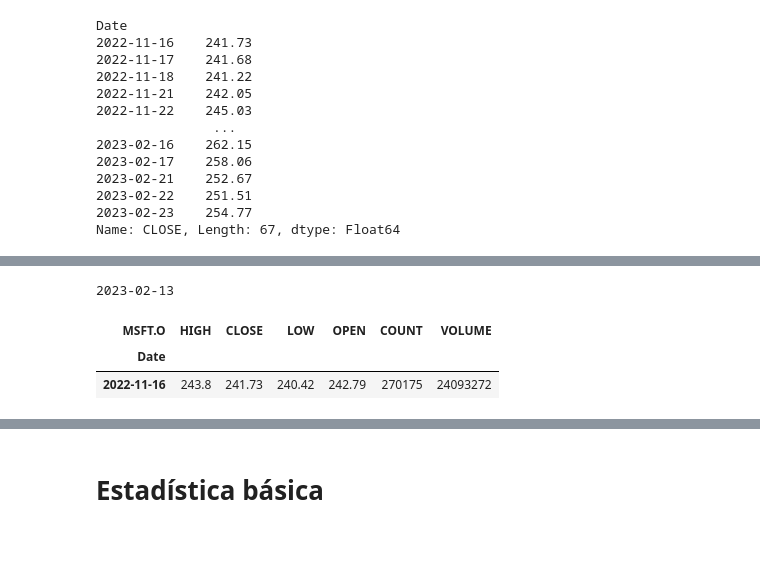
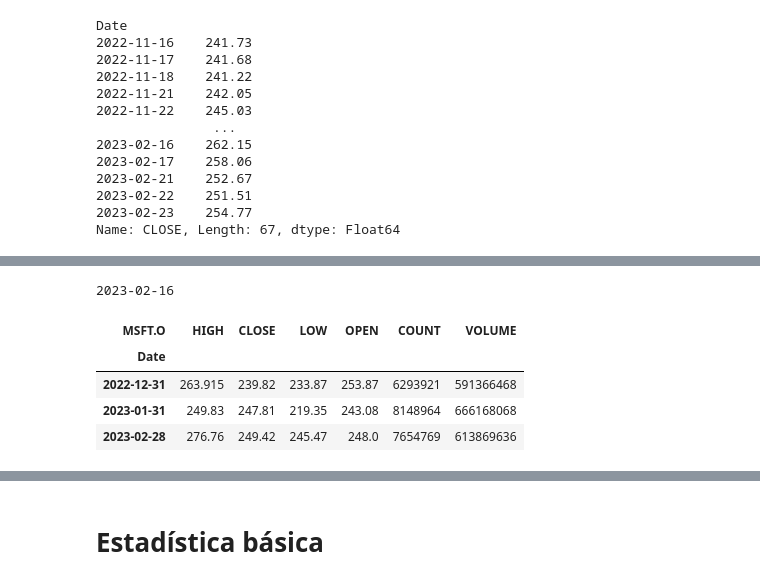
Before and after one commit to neftalivldz/tec-finanzas-2023, a Jupyter notebook: 01_refinitiv_pandas.ipynb, the cells around one changed output, grey strips where cells are left out. Saved outputs shown, nothing was run; the diff lists cells and outputs as text; code cells hidden in the pictures; blank space fills up the shorter version.

```diff
--- a/01_refinitiv_pandas.ipynb
+++ b/01_refinitiv_pandas.ipynb
@@ -425,16 +406,18 @@ DatetimeIndex(['2022-11-16', '2022-11-17', '2022-11-18', '2022-11-21',
 # %%
 today_date = dt.date.today()
-d = today_date - dt.timedelta(days=10)
+d = today_date - dt.timedelta(days=12)
 print(d)
 # %% [output]
-2023-02-13
+2023-02-16
 # %%
 #Podemos seleccionar una sola fila, como lo haciamos en numpy, de la siguiente manera:
-df_ts.iloc[[0]]
+df_ts.iloc[1:4]
 # %% [output]
 | MSFT.O | HIGH | CLOSE | LOW | OPEN | COUNT | VOLUME |
 | Date |  |  |  |  |  |  |
-| 2022-11-16 | 243.8 | 241.73 | 240.42 | 242.79 | 270175 | 24093272 |
+| 2022-12-31 | 263.915 | 239.82 | 233.87 | 253.87 | 6293921 | 591366468 |
+| 2023-01-31 | 249.83 | 247.81 | 219.35 | 243.08 | 8148964 | 666168068 |
+| 2023-02-28 | 276.76 | 249.42 | 245.47 | 248.0 | 7654769 | 613869636 |
 # %%
 #El atributo pandas.DateFrame.loc nos permite indexar las filas en vez de las columnas
 df_ts.loc[[d]]
```
Also changed, not shown: parts of 13 cells of this notebook, 1 other file.
